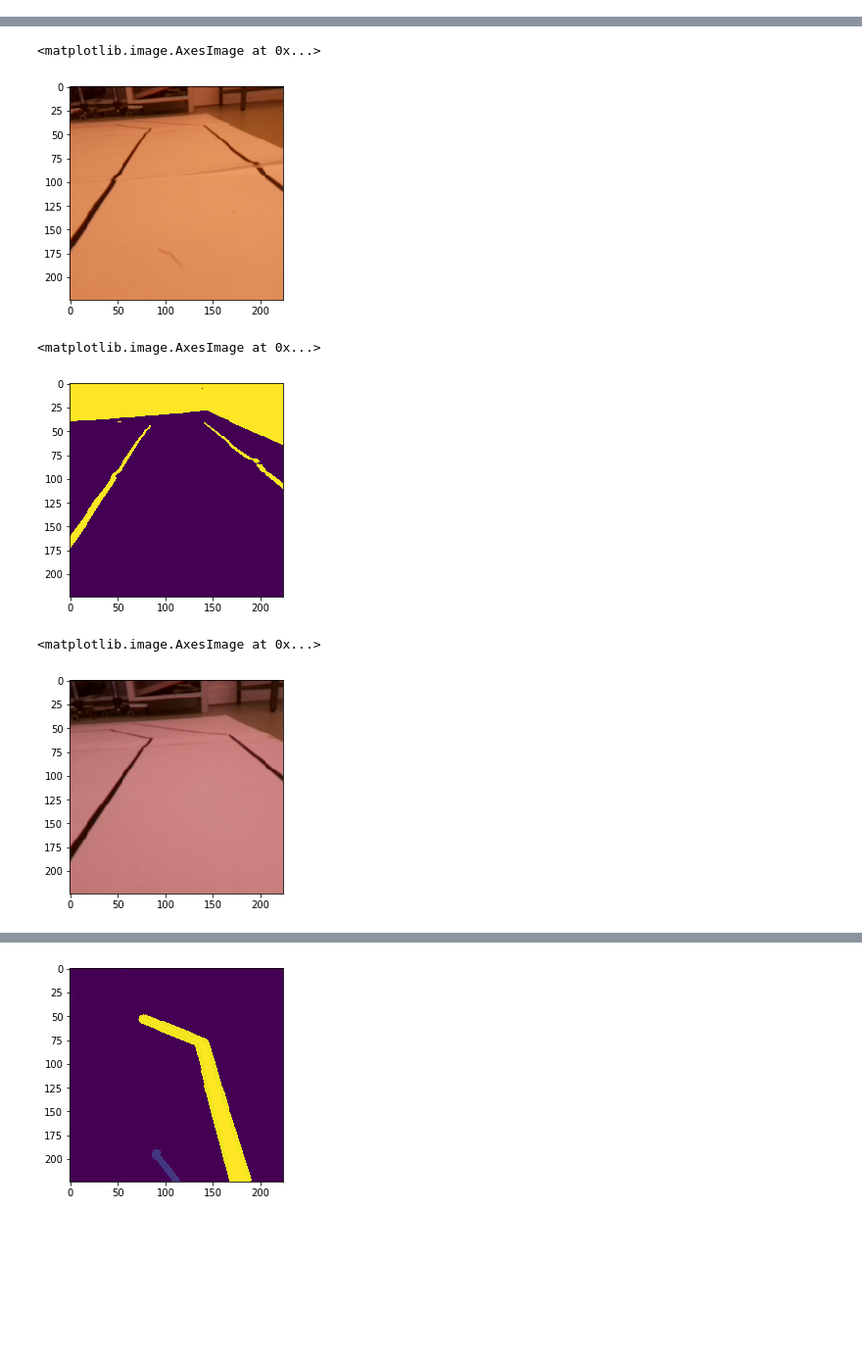
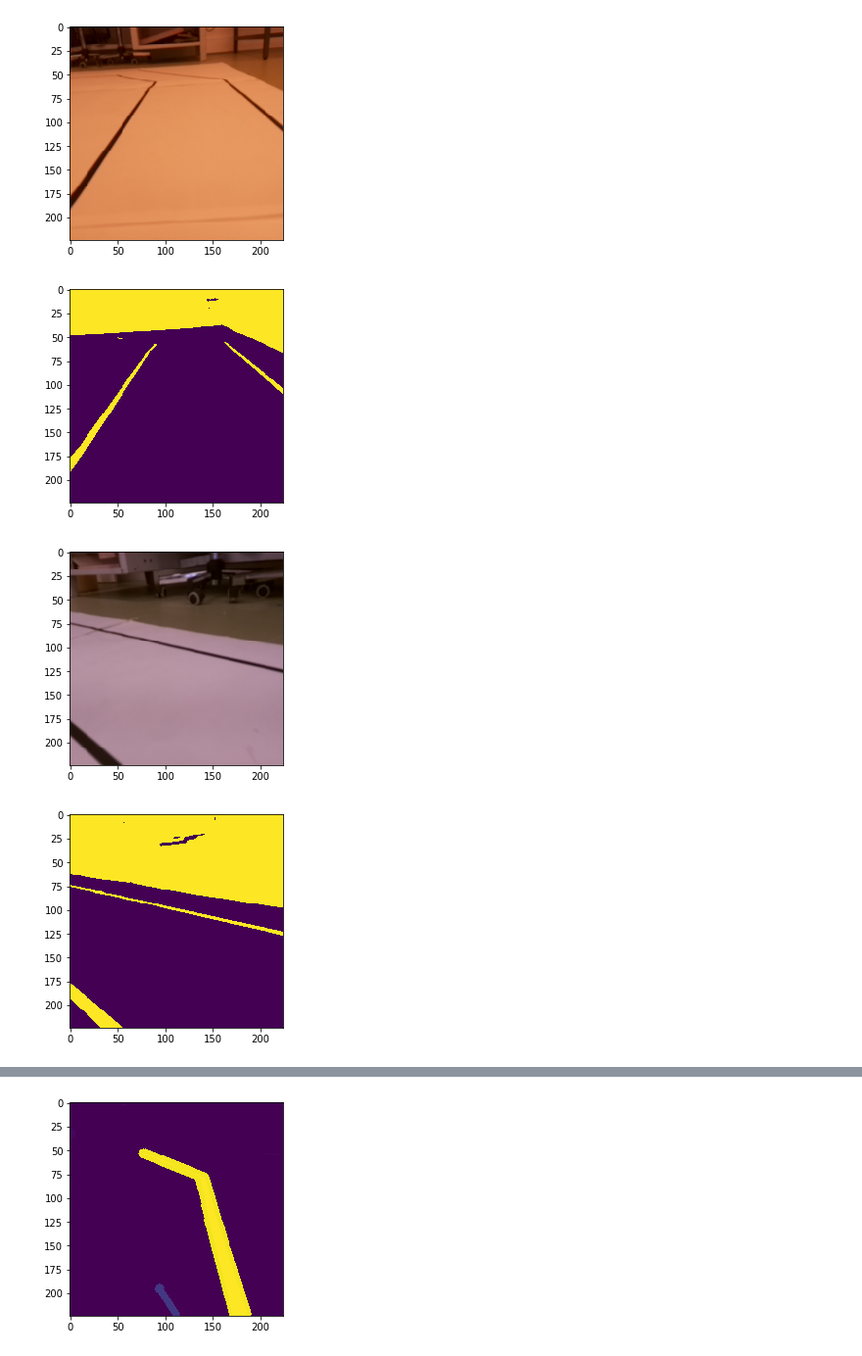
Before and after one commit to cs-isia-racer/notebooks, a Jupyter notebook: src/pixel_clusters.ipynb, the cells around one changed output, grey strips where cells are left out. Shown at 98% size. Drawn from its saved outputs; the diff is of its cells as text; code cells hidden in the pictures; blank space fills up the shorter version.

```diff
--- a/src/pixel_clusters.ipynb
+++ b/src/pixel_clusters.ipynb
@@ -27,8 +11,11 @@ kmeans = train_kmeans(X_val[:200])
 # %%
-import matplotlib.pyplot as plt
-
 for img in X_val[300:303]:
     plt.figure()
     plt.imshow(img)
     plt.figure()
-    plt.imshow(cluster(kmeans, img))
+    plt.imshow(lib.cluster_filter(img))
+# %% [output]
+[figure, added]
+[figure, added]
+[figure, added]
+[figure, added]
@@ -35,16 +24 @@ for img in X_val[300:303]:
-# %%
-plt.imshow( X_val[200])
-# %% [output]
-<matplotlib.image.AxesImage at 0x...>
-[figure, removed]
-# %%
-plt.imshow(cluster(kmeans, X_val[200]))
-# %% [output]
-<matplotlib.image.AxesImage at 0x...>
-[figure, removed]
-# %%
-plt.imshow(X_val[400])
-# %% [output]
-<matplotlib.image.AxesImage at 0x...>
-[figure, removed]
 # %%
```
Also changed, not shown: parts of 10 cells of this notebook, 1 other file.
